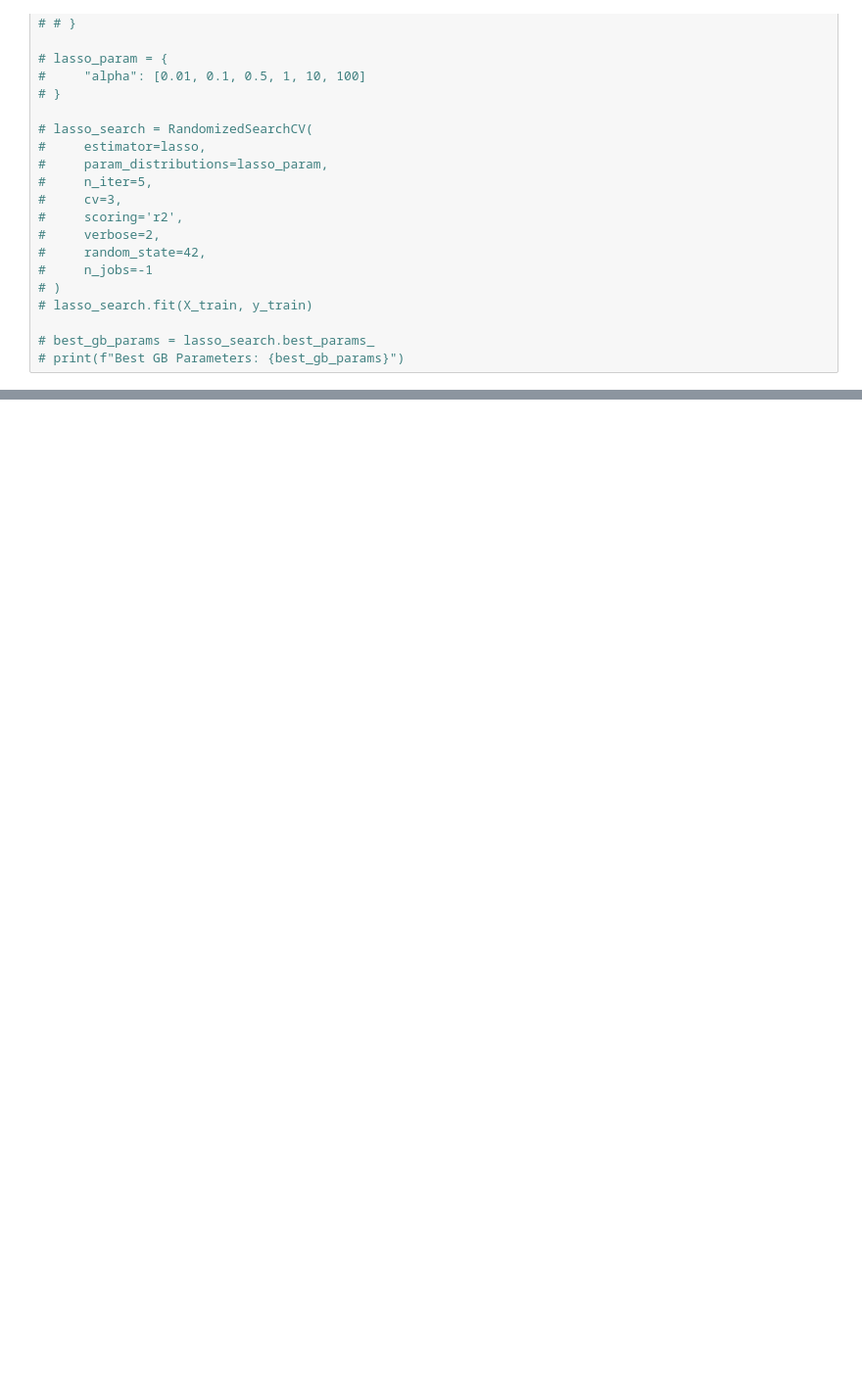
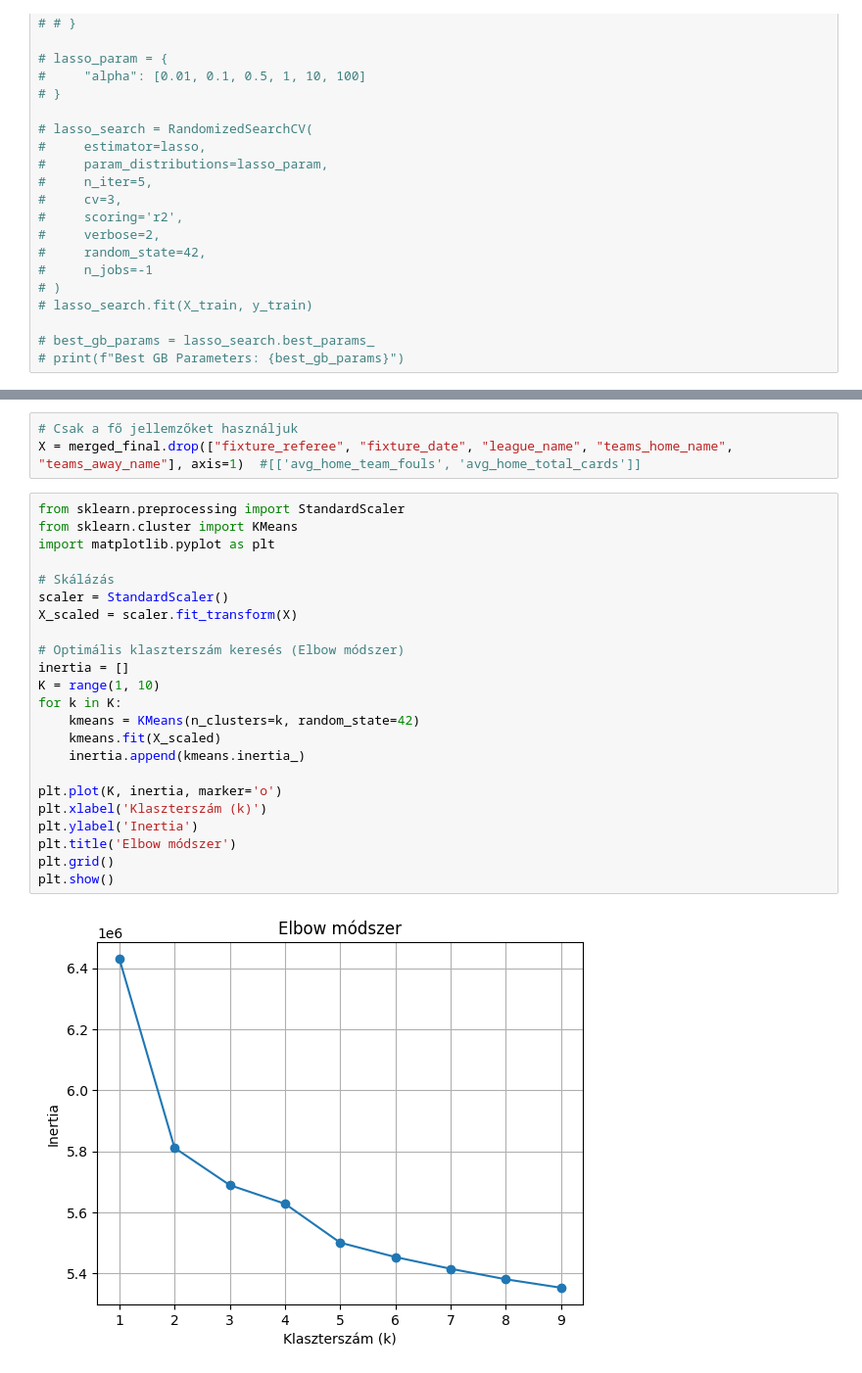
Before and after one commit to safargergo/HalLab, a Jupyter notebook: hallab.ipynb, the cells around one changed output, grey strips where cells are left out. Shown at 98% size. Saved outputs shown, nothing was run; the diff lists cells and outputs as text; blank space fills up the shorter version.

Commit message:
Kmeans and DBSCAN tried out

```diff
--- a/hallab.ipynb
+++ b/hallab.ipynb
@@ -735,0 +758,28 @@ r2 score:  0.13537690223332877
+# %%
+# Csak a fő jellemzőket használjuk
+X = merged_final.drop(["fixture_referee", "fixture_date", "league_name", "teams_home_name", "teams_away_name"], axis=1)  #[['avg_home_team_fouls', 'avg_home_total_cards']]
+# %%
+from sklearn.preprocessing import StandardScaler
+from sklearn.cluster import KMeans
+import matplotlib.pyplot as plt
+
+# Skálázás
+scaler = StandardScaler()
+X_scaled = scaler.fit_transform(X)
+
+# Optimális klaszterszám keresés (Elbow módszer)
+inertia = []
+K = range(1, 10)
+for k in K:
+    kmeans = KMeans(n_clusters=k, random_state=42)
+    kmeans.fit(X_scaled)
+    inertia.append(kmeans.inertia_)
+
+plt.plot(K, inertia, marker='o')
+plt.xlabel('Klaszterszám (k)')
+plt.ylabel('Inertia')
+plt.title('Elbow módszer')
+plt.grid()
+plt.show()
+# %% [output]
+[figure, added]
```
Also changed, not shown: parts of 10 cells of this notebook.
